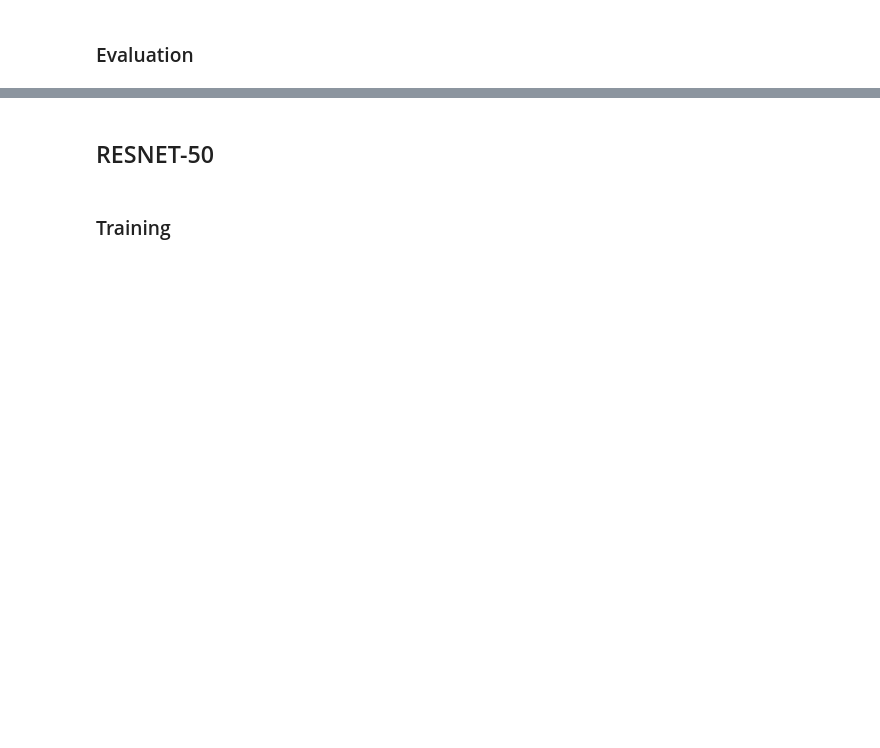
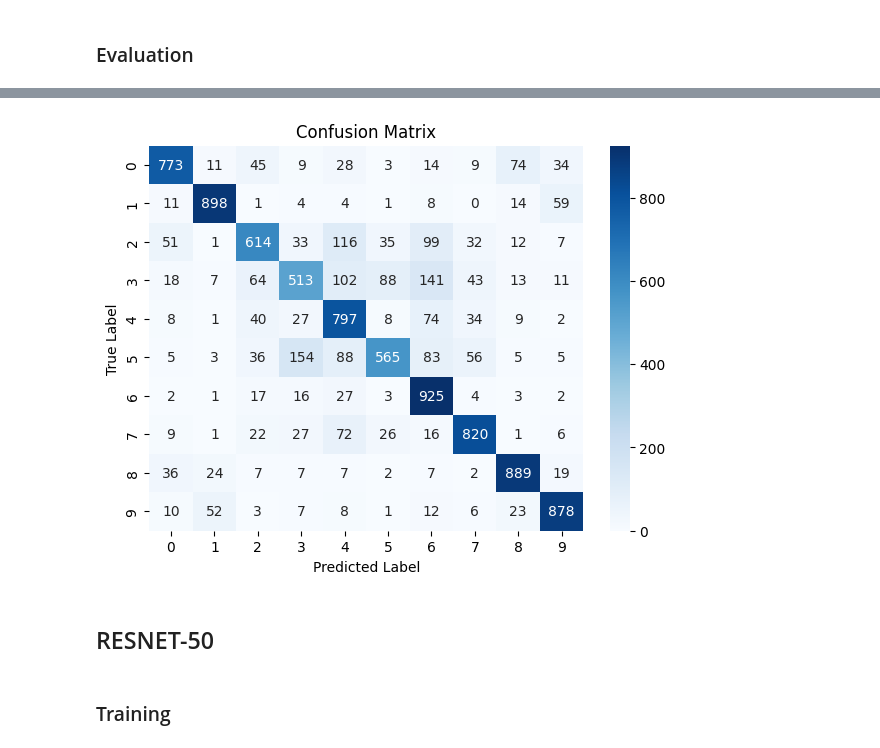
Before and after one commit to abdo-ashraf/CIFAR_10-Dataset-Classifier-tensorflow-and-pytorch, a Jupyter notebook: CIFAR_10_classifier_tensorflow.ipynb, the cells around one changed output, grey strips where cells are left out. Saved outputs shown, nothing was run; the diff lists cells and outputs as text; code cells hidden in the pictures; blank space fills up the shorter version.

```diff
--- a/CIFAR_10_classifier_tensorflow.ipynb
+++ b/CIFAR_10_classifier_tensorflow.ipynb
@@ -131,6 +123,7 @@ cnn_model.add(Dropout(0.4, name='Drop2'))
 cnn_model.add(Flatten(name='F'))
 
 cnn_model.add(Dense(units = 512, activation = 'relu', name='D1'))
+cnn_model.add(Dropout(0.5, name='Drop3'))
 
 cnn_model.add(Dense(units = 256, activation = 'relu', name='D2'))
 
@@ -146,5 +179,2 @@ history = cnn_model.fit(X_train, y_train_ohe, batch_size = 64, epochs = 10, shuf
 # %% [markdown]
 ### Evaluation
-# %%
-from keras.src.saving.legacy.save import load_model
-cnn_model = load_model('/content/drive/MyDrive/saved_models/my_model_cifar10.h5')
@@ -159,6 +191,12 @@ y_test_hat
 # %%
 from sklearn.metrics import confusion_matrix
 
+y_test_hat = cnn_model.predict(X_test).argmax(1)
 cm = confusion_matrix(y_test, y_test_hat)
-plt.figure(figsize = (10, 10))
-sns.heatmap(cm, annot = True, fmt='g')
+plt.figure(figsize=(7, 5))
+sns.heatmap(cm, annot=True, fmt="d", cmap="Blues")
+plt.xlabel('Predicted Label')
+plt.ylabel('True Label')
+plt.title('Confusion Matrix')
+plt.show()
+# %% [output]
@@ -165,3 +204,4 @@ sns.heatmap(cm, annot = True, fmt='g')
+[figure, added]
 # %% [markdown]
 ## RESNET-50
 # %% [markdown]
```
Also changed, not shown: parts of 25 cells of this notebook, 2 other files.
